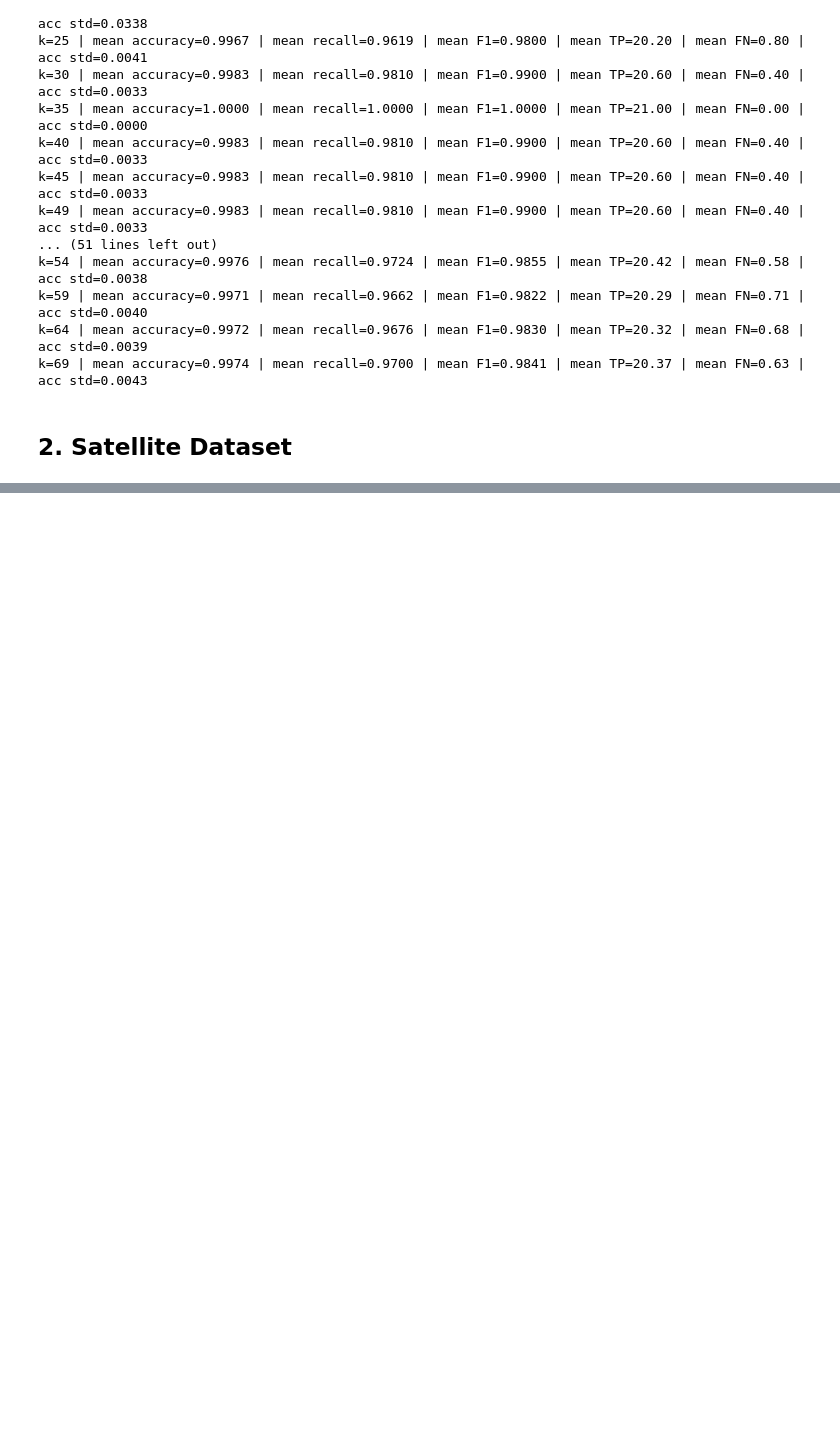
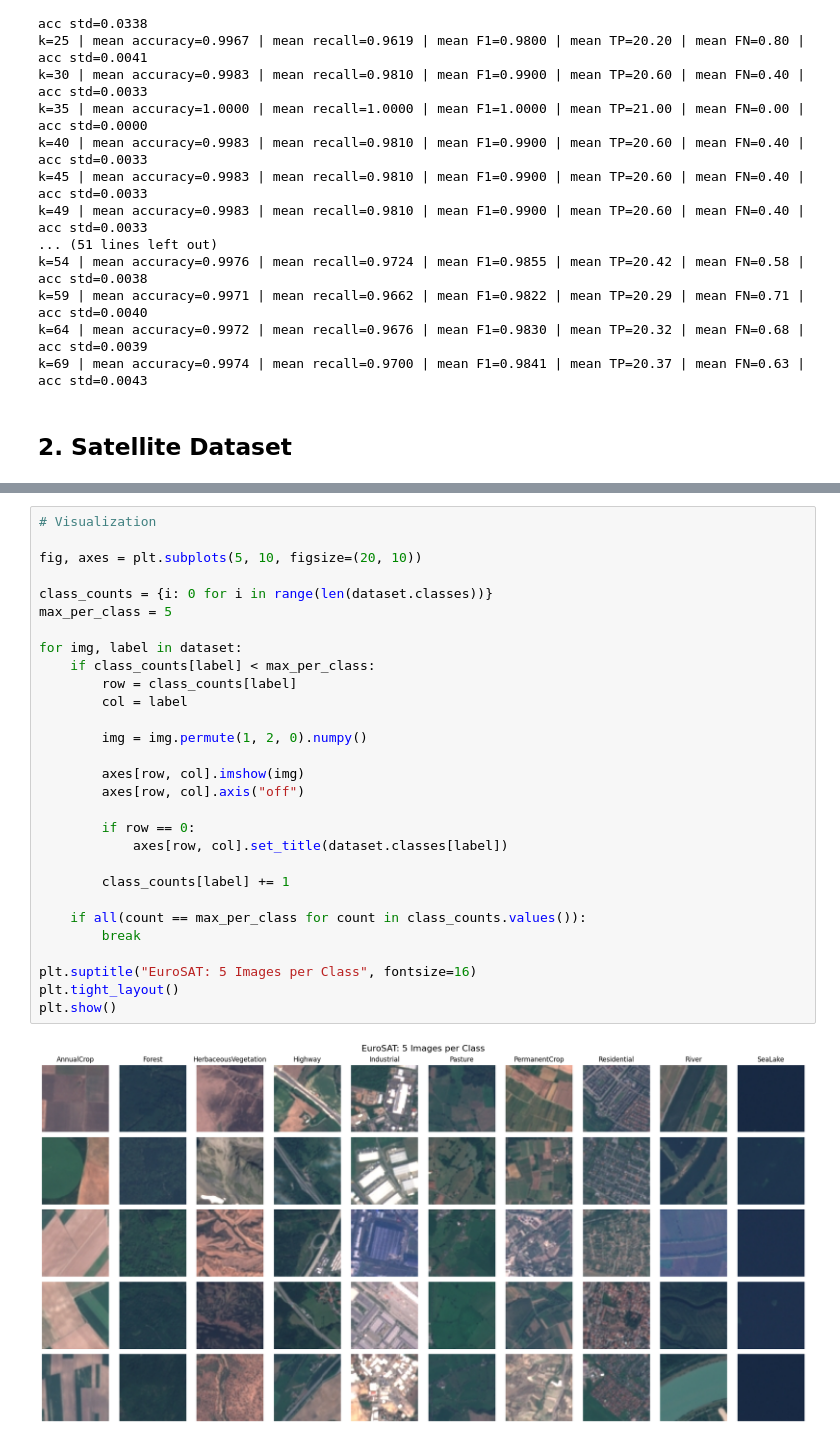
Before and after one commit to annakatharina3/Machine-Learning-2, a Jupyter notebook: Assigment 1/SparseRandomProjections_v2.ipynb, the cells around one changed output, grey strips where cells are left out. Saved outputs shown, nothing was run; the diff lists cells and outputs as text; blank space fills up the shorter version.

```diff
--- a/Assigment 1/SparseRandomProjections_v2.ipynb
+++ b/Assigment 1/SparseRandomProjections_v2.ipynb
@@ -603,0 +650,31 @@ k=69 | mean accuracy=0.9974 | mean recall=0.9700 | mean F1=0.9841 | mean TP=20.3
+# %%
+# Visualization
+
+fig, axes = plt.subplots(5, 10, figsize=(20, 10))
+
+class_counts = {i: 0 for i in range(len(dataset.classes))}
+max_per_class = 5
+
+for img, label in dataset:
+    if class_counts[label] < max_per_class:
+        row = class_counts[label]
+        col = label
+
+        img = img.permute(1, 2, 0).numpy()
+
+        axes[row, col].imshow(img)
+        axes[row, col].axis("off")
+
+        if row == 0:
+            axes[row, col].set_title(dataset.classes[label])
+
+        class_counts[label] += 1
+
+    if all(count == max_per_class for count in class_counts.values()):
+        break
+
+plt.suptitle("EuroSAT: 5 Images per Class", fontsize=16)
+plt.tight_layout()
+plt.show()
+# %% [output]
+[figure, added]
```
Also changed, not shown: parts of 11 cells of this notebook.
